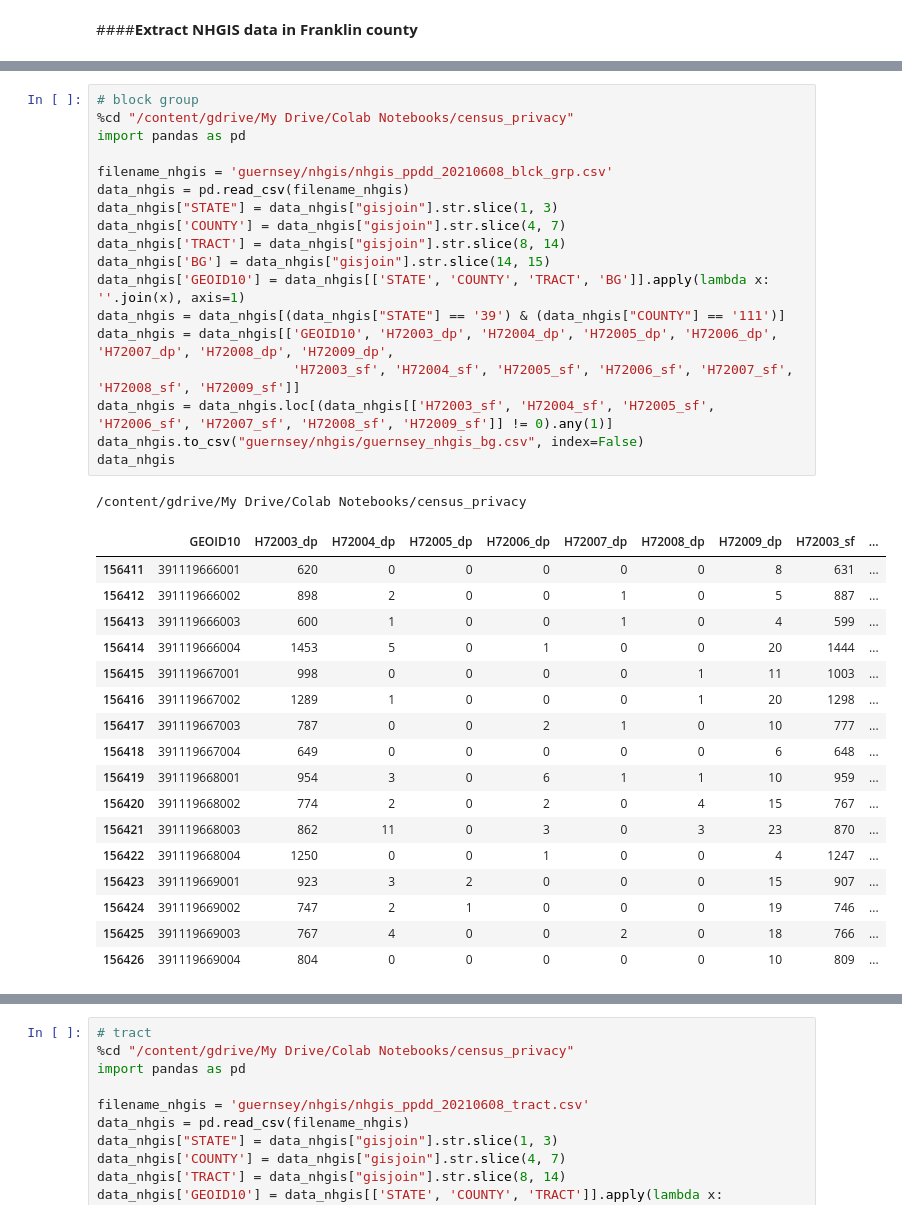
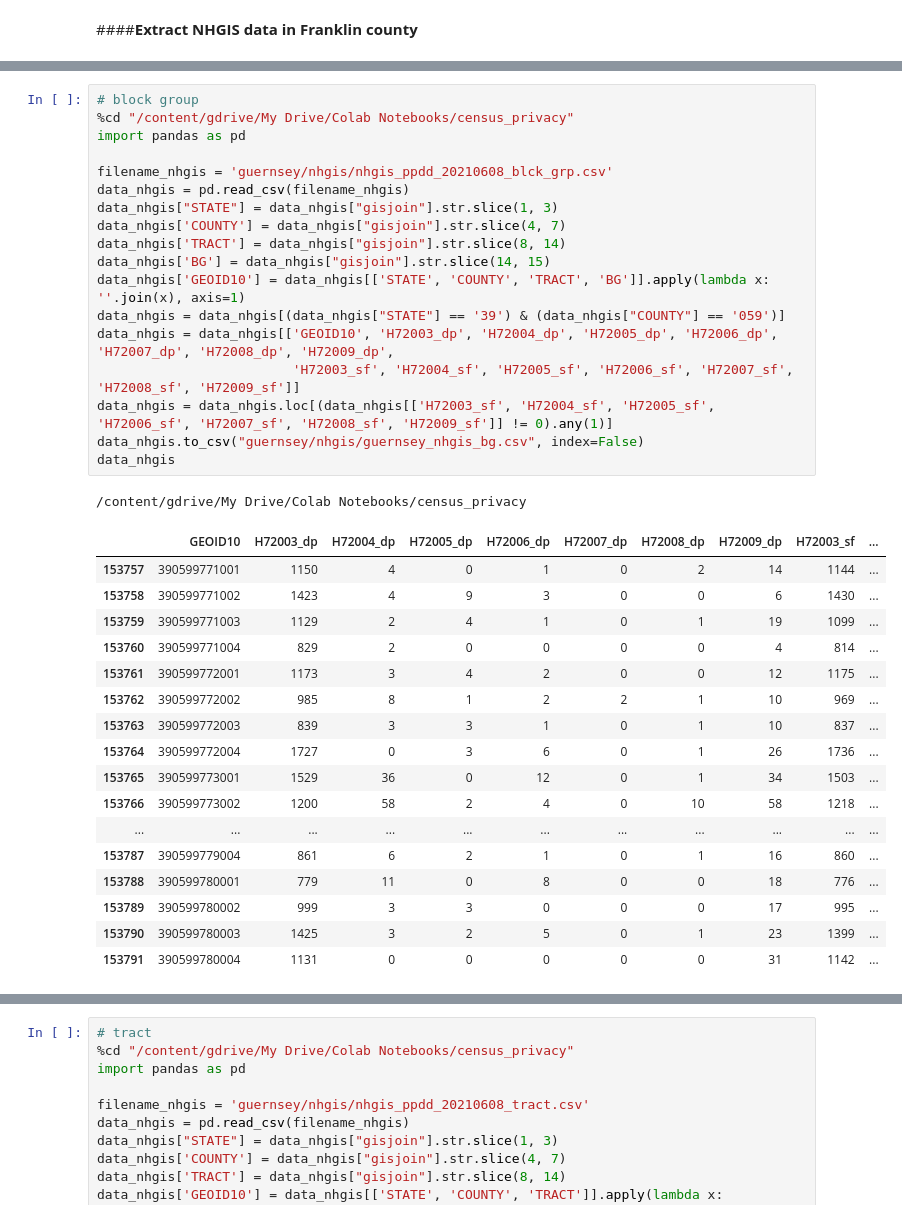
Before and after one commit to linyuehzzz/tda-eval, a Jupyter notebook: guernsey_data_census.ipynb, the cells around one changed output, grey strips where cells are left out. Saved outputs shown, nothing was run; the diff lists cells and outputs as text.

```diff
--- a/guernsey_data_census.ipynb
+++ b/guernsey_data_census.ipynb
@@ -179,37 +213,37 @@ data_nhgis
 # %%
 # block group
 %cd "/content/gdrive/My Drive/Colab Notebooks/census_privacy"
 import pandas as pd
 
 filename_nhgis = 'guernsey/nhgis/nhgis_ppdd_20210608_blck_grp.csv'
 data_nhgis = pd.read_csv(filename_nhgis)
 data_nhgis["STATE"] = data_nhgis["gisjoin"].str.slice(1, 3)
 data_nhgis['COUNTY'] = data_nhgis["gisjoin"].str.slice(4, 7)
 data_nhgis['TRACT'] = data_nhgis["gisjoin"].str.slice(8, 14)
 data_nhgis['BG'] = data_nhgis["gisjoin"].str.slice(14, 15)
 data_nhgis['GEOID10'] = data_nhgis[['STATE', 'COUNTY', 'TRACT', 'BG']].apply(lambda x: ''.join(x), axis=1)
-data_nhgis = data_nhgis[(data_nhgis["STATE"] == '39') & (data_nhgis["COUNTY"] == '111')]
+data_nhgis = data_nhgis[(data_nhgis["STATE"] == '39') & (data_nhgis["COUNTY"] == '059')]
 data_nhgis = data_nhgis[['GEOID10', 'H72003_dp', 'H72004_dp', 'H72005_dp', 'H72006_dp', 'H72007_dp', 'H72008_dp', 'H72009_dp',
                          'H72003_sf', 'H72004_sf', 'H72005_sf', 'H72006_sf', 'H72007_sf', 'H72008_sf', 'H72009_sf']]
 data_nhgis = data_nhgis.loc[(data_nhgis[['H72003_sf', 'H72004_sf', 'H72005_sf', 'H72006_sf', 'H72007_sf', 'H72008_sf', 'H72009_sf']] != 0).any(1)]
 data_nhgis.to_csv("guernsey/nhgis/guernsey_nhgis_bg.csv", index=False)
 data_nhgis
 # %% [output]
 /content/gdrive/My Drive/Colab Notebooks/census_privacy
 |  | GEOID10 | H72003_dp | H72004_dp | H72005_dp | H72006_dp | H72007_dp | H72008_dp | H72009_dp | H72003_sf | ... |
-| 156411 | 391119666001 | 620 | 0 | 0 | 0 | 0 | 0 | 8 | 631 | ... |
-| 156412 | 391119666002 | 898 | 2 | 0 | 0 | 1 | 0 | 5 | 887 | ... |
-| 156413 | 391119666003 | 600 | 1 | 0 | 0 | 1 | 0 | 4 | 599 | ... |
-| 156414 | 391119666004 | 1453 | 5 | 0 | 1 | 0 | 0 | 20 | 1444 | ... |
-| 156415 | 391119667001 | 998 | 0 | 0 | 0 | 0 | 1 | 11 | 1003 | ... |
-| 156416 | 391119667002 | 1289 | 1 | 0 | 0 | 0 | 1 | 20 | 1298 | ... |
-| 156417 | 391119667003 | 787 | 0 | 0 | 2 | 1 | 0 | 10 | 777 | ... |
-| 156418 | 391119667004 | 649 | 0 | 0 | 0 | 0 | 0 | 6 | 648 | ... |
-| 156419 | 391119668001 | 954 | 3 | 0 | 6 | 1 | 1 | 10 | 959 | ... |
-| 156420 | 391119668002 | 774 | 2 | 0 | 2 | 0 | 4 | 15 | 767 | ... |
-| 156421 | 391119668003 | 862 | 11 | 0 | 3 | 0 | 3 | 23 | 870 | ... |
-| 156422 | 391119668004 | 1250 | 0 | 0 | 1 | 0 | 0 | 4 | 1247 | ... |
-| 156423 | 391119669001 | 923 | 3 | 2 | 0 | 0 | 0 | 15 | 907 | ... |
-| 156424 | 391119669002 | 747 | 2 | 1 | 0 | 0 | 0 | 19 | 746 | ... |
-| 156425 | 391119669003 | 767 | 4 | 0 | 0 | 2 | 0 | 18 | 766 | ... |
-| 156426 | 391119669004 | 804 | 0 | 0 | 0 | 0 | 0 | 10 | 809 | ... |
+| 153757 | 390599771001 | 1150 | 4 | 0 | 1 | 0 | 2 | 14 | 1144 | ... |
+| 153758 | 390599771002 | 1423 | 4 | 9 | 3 | 0 | 0 | 6 | 1430 | ... |
+| 153759 | 390599771003 | 1129 | 2 | 4 | 1 | 0 | 1 | 19 | 1099 | ... |
+| 153760 | 390599771004 | 829 | 2 | 0 | 0 | 0 | 0 | 4 | 814 | ... |
+| 153761 | 390599772001 | 1173 | 3 | 4 | 2 | 0 | 0 | 12 | 1175 | ... |
+| 153762 | 390599772002 | 985 | 8 | 1 | 2 | 2 | 1 | 10 | 969 | ... |
+| 153763 | 390599772003 | 839 | 3 | 3 | 1 | 0 | 1 | 10 | 837 | ... |
+| 153764 | 390599772004 | 1727 | 0 | 3 | 6 | 0 | 1 | 26 | 1736 | ... |
+| 153765 | 390599773001 | 1529 | 36 | 0 | 12 | 0 | 1 | 34 | 1503 | ... |
+| 153766 | 390599773002 | 1200 | 58 | 2 | 4 | 0 | 10 | 58 | 1218 | ... |
+| ... | ... | ... | ... | ... | ... | ... | ... | ... | ... | ... |
+| 153787 | 390599779004 | 861 | 6 | 2 | 1 | 0 | 1 | 16 | 860 | ... |
+| 153788 | 390599780001 | 779 | 11 | 0 | 8 | 0 | 0 | 18 | 776 | ... |
+| 153789 | 390599780002 | 999 | 3 | 3 | 0 | 0 | 0 | 17 | 995 | ... |
+| 153790 | 390599780003 | 1425 | 3 | 2 | 5 | 0 | 1 | 23 | 1399 | ... |
+| 153791 | 390599780004 | 1131 | 0 | 0 | 0 | 0 | 0 | 31 | 1142 | ... |
```
Also changed, not shown: parts of 5 cells of this notebook.
